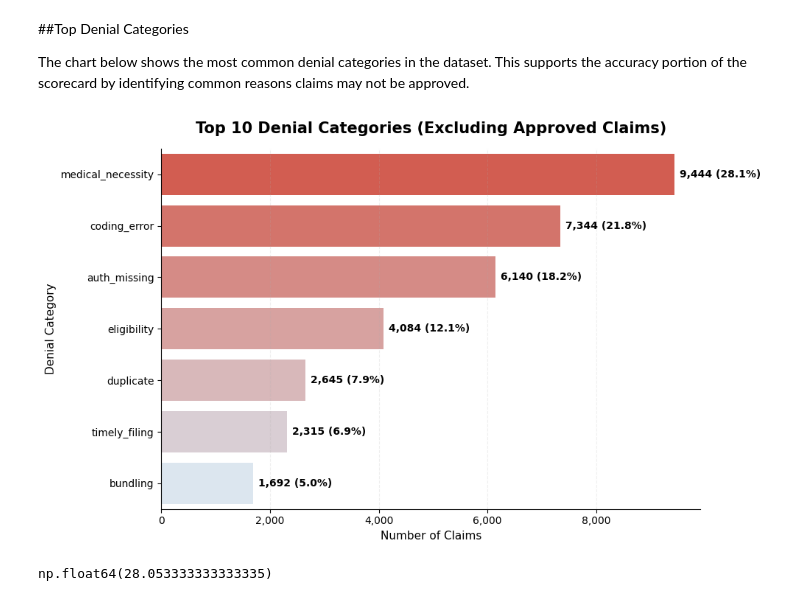
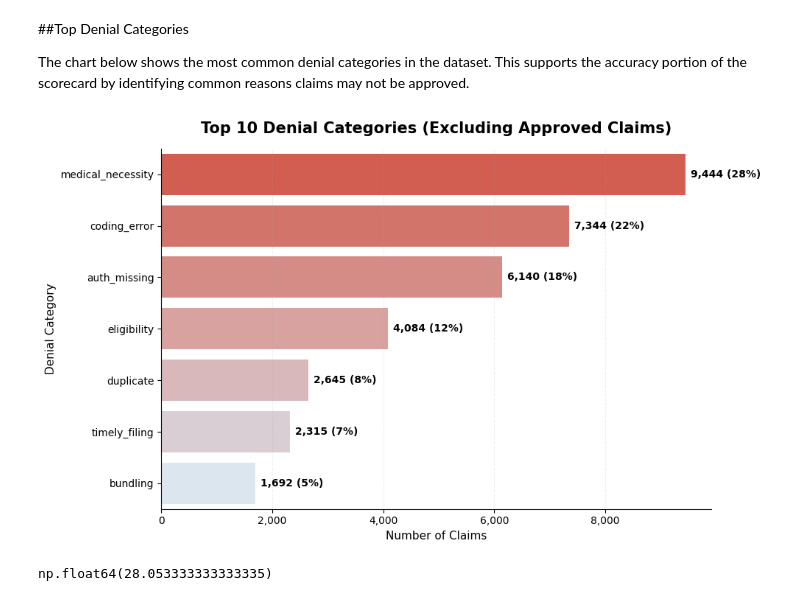
Before and after one commit to ambermartin-data-lab/healthfirst-data-analytics-academy-2025-2026, a Jupyter notebook: Capstone_Project_2026_Healthcare_Claims_Risk_Analysis.ipynb, the cells around one changed output. Cells and saved outputs as stored; diff of their text form; code cells hidden in the pictures.

```diff
--- a/Capstone_Project_2026_Healthcare_Claims_Risk_Analysis.ipynb
+++ b/Capstone_Project_2026_Healthcare_Claims_Risk_Analysis.ipynb
@@ -727,35 +1063,35 @@ ax.set_title(
     fontweight='bold',
     pad=15
 )
 
 ax.set_xlabel("Number of Claims", fontsize=11)
 ax.set_ylabel("Denial Category", fontsize=11)
 
 # Format x-axis with commas
 ax.xaxis.set_major_formatter(mtick.FuncFormatter(lambda x, _: f'{int(x):,}'))
 
 # Add count + percentage labels
 for i, row in top_denials_df.iterrows():
     count = row['Count']
     pct = (count / total_denials) * 100
 
     ax.text(
         count + max(top_denials_df['Count']) * 0.01,
         i,
-        f'{count:,} ({pct:.1f}%)',
+        f'{count:,} ({pct:.0f}%)',
         va='center',
         fontsize=10,
         fontweight='bold'
     )
 
 # Clean formatting
 ax.grid(axis='x', linestyle='--', alpha=0.2)
 sns.despine()
 
 plt.tight_layout()
 plt.show()
 # %% [output]
-[figure, old version]
+[figure, new version]
 # %%
 denial_rate = (df['outcome'] == 'Denied').mean() * 100
 denial_rate
```
Also changed, not shown: parts of 23 cells of this notebook.
